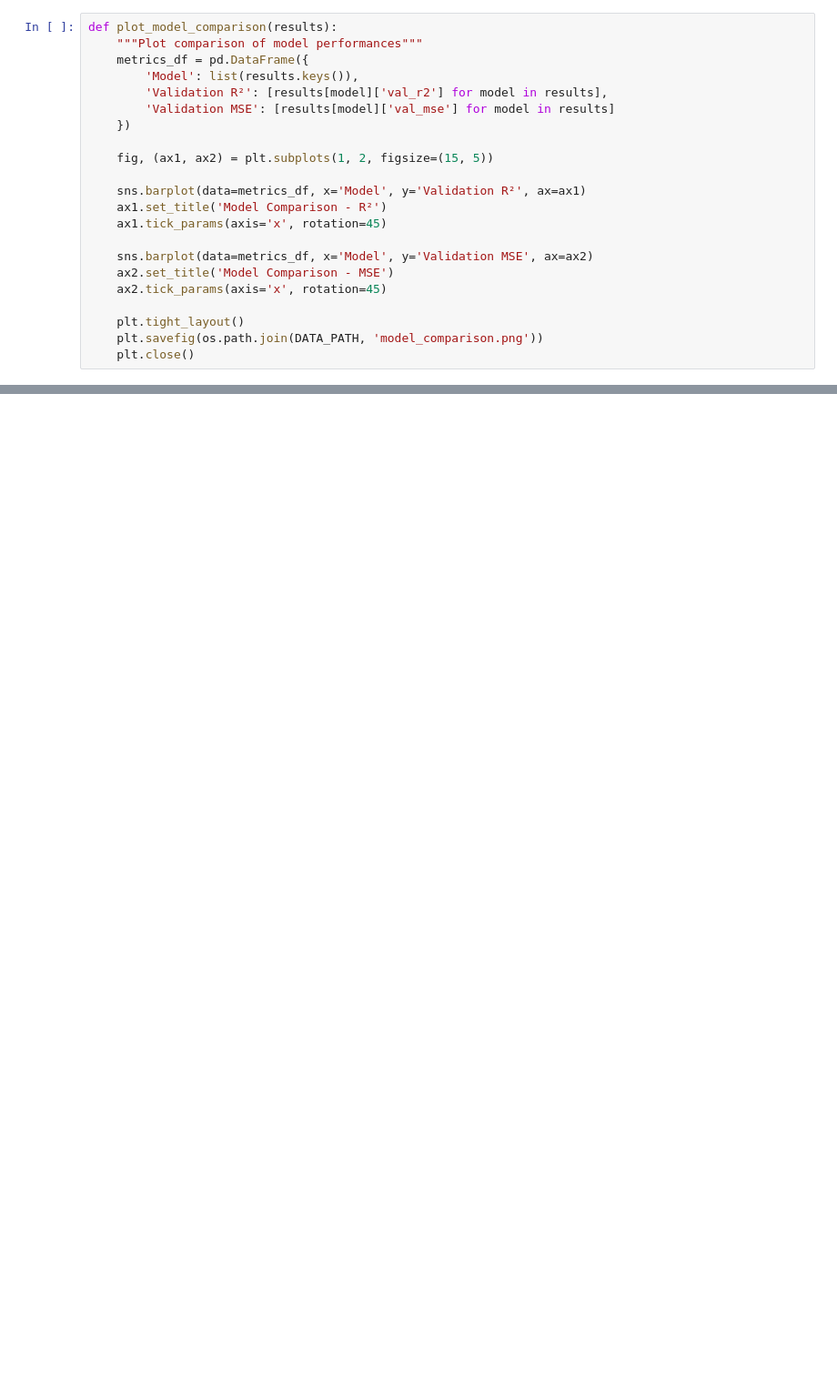
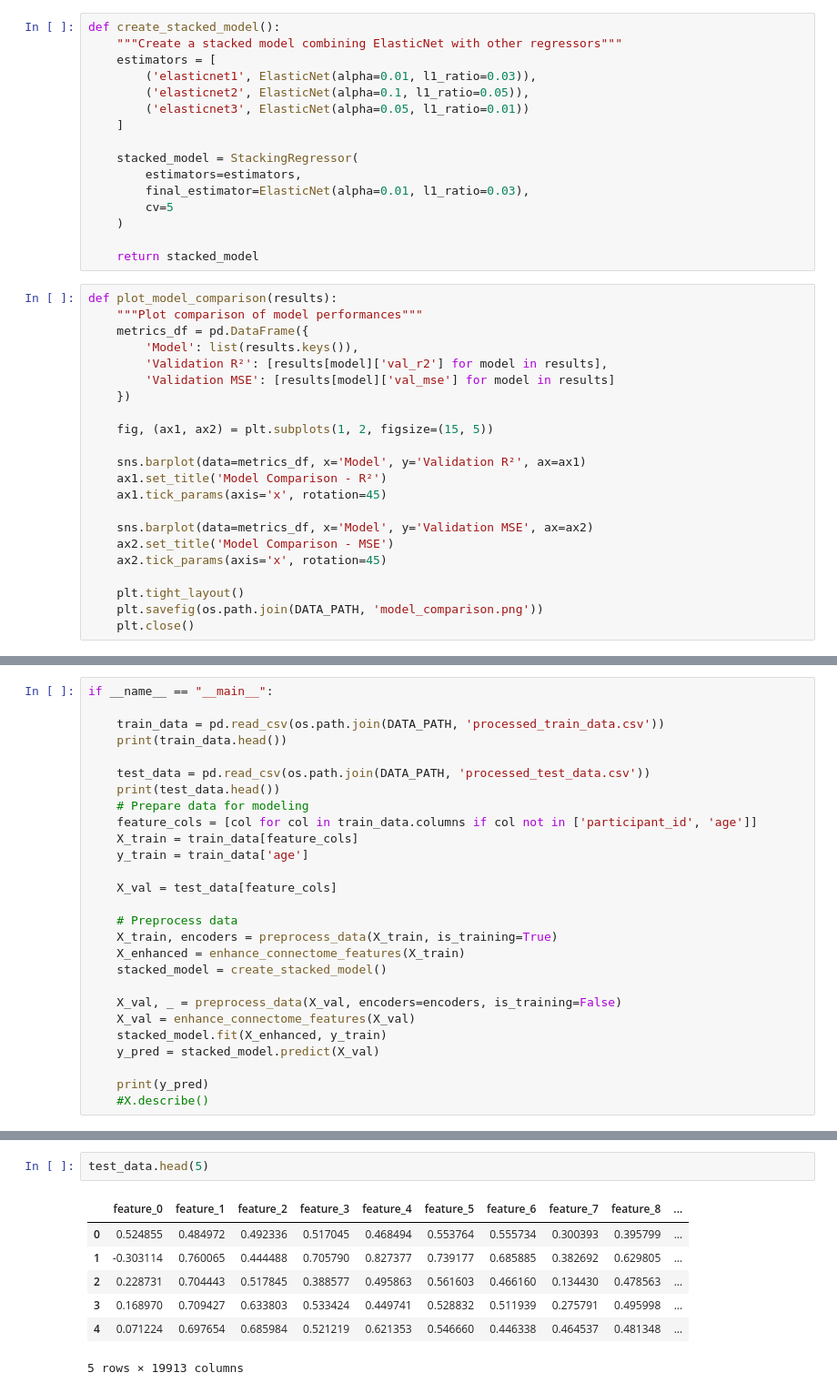
Before and after one commit to jannathshaik123/kagglekonquest-widscomp, a Jupyter notebook: notebook2.ipynb, the cells around one changed output, grey strips where cells are left out. Shown at 91% size. Saved outputs shown, nothing was run; the diff lists cells and outputs as text; blank space fills up the shorter version.

```diff
--- a/notebook2.ipynb
+++ b/notebook2.ipynb
@@ -173,3 +196,19 @@ def train_multiple_models(X_train, X_val, y_train, y_val):
+# %%
+def create_stacked_model():
+    """Create a stacked model combining ElasticNet with other regressors"""
+    estimators = [
+        ('elasticnet1', ElasticNet(alpha=0.01, l1_ratio=0.03)),
+        ('elasticnet2', ElasticNet(alpha=0.1, l1_ratio=0.05)),
+        ('elasticnet3', ElasticNet(alpha=0.05, l1_ratio=0.01))
+    ]
+
+    stacked_model = StackingRegressor(
+        estimators=estimators,
+        final_estimator=ElasticNet(alpha=0.01, l1_ratio=0.03),
+        cv=5
+    )
+
+    return stacked_model
 # %%
 def plot_model_comparison(results):
     """Plot comparison of model performances"""
@@ -278,0 +356,27 @@ NameError: name 'results' is not defined
+# %%
+if __name__ == "__main__":
+
+    train_data = pd.read_csv(os.path.join(DATA_PATH, 'processed_train_data.csv'))
+    print(train_data.head())
+
+    test_data = pd.read_csv(os.path.join(DATA_PATH, 'processed_test_data.csv'))
+    print(test_data.head())
+    # Prepare data for modeling
+    feature_cols = [col for col in train_data.columns if col not in ['participant_id', 'age']]
+    X_train = train_data[feature_cols]
+    y_train = train_data['age']
+
+    X_val = test_data[feature_cols]
+
+    # Preprocess data
+    X_train, encoders = preprocess_data(X_train, is_training=True)
+    X_enhanced = enhance_connectome_features(X_train)
+    stacked_model = create_stacked_model()
+
+    X_val, _ = preprocess_data(X_val, encoders=encoders, is_training=False)
+    X_val = enhance_connectome_features(X_val)
+    stacked_model.fit(X_enhanced, y_train)
+    y_pred = stacked_model.predict(X_val)
+
+    print(y_pred)
+    #X.describe()
@@ -278,0 +452,10 @@ NameError: name 'results' is not defined
+# %%
+test_data.head(5)
+# %% [output]
+|  | feature_0 | feature_1 | feature_2 | feature_3 | feature_4 | feature_5 | feature_6 | feature_7 | feature_8 | ... |
+| 0 | 0.524855 | 0.484972 | 0.492336 | 0.517045 | 0.468494 | 0.553764 | 0.555734 | 0.300393 | 0.395799 | ... |
+| 1 | -0.303114 | 0.760065 | 0.444488 | 0.705790 | 0.827377 | 0.739177 | 0.685885 | 0.382692 | 0.629805 | ... |
+| 2 | 0.228731 | 0.704443 | 0.517845 | 0.388577 | 0.495863 | 0.561603 | 0.466160 | 0.134430 | 0.478563 | ... |
+| 3 | 0.168970 | 0.709427 | 0.633803 | 0.533424 | 0.449741 | 0.528832 | 0.511939 | 0.275791 | 0.495998 | ... |
+| 4 | 0.071224 | 0.697654 | 0.685984 | 0.521219 | 0.621353 | 0.546660 | 0.446338 | 0.464537 | 0.481348 | ... |
+5 rows × 19913 columns
```
Also changed, not shown: parts of 11 cells of this notebook, 1 other file.
